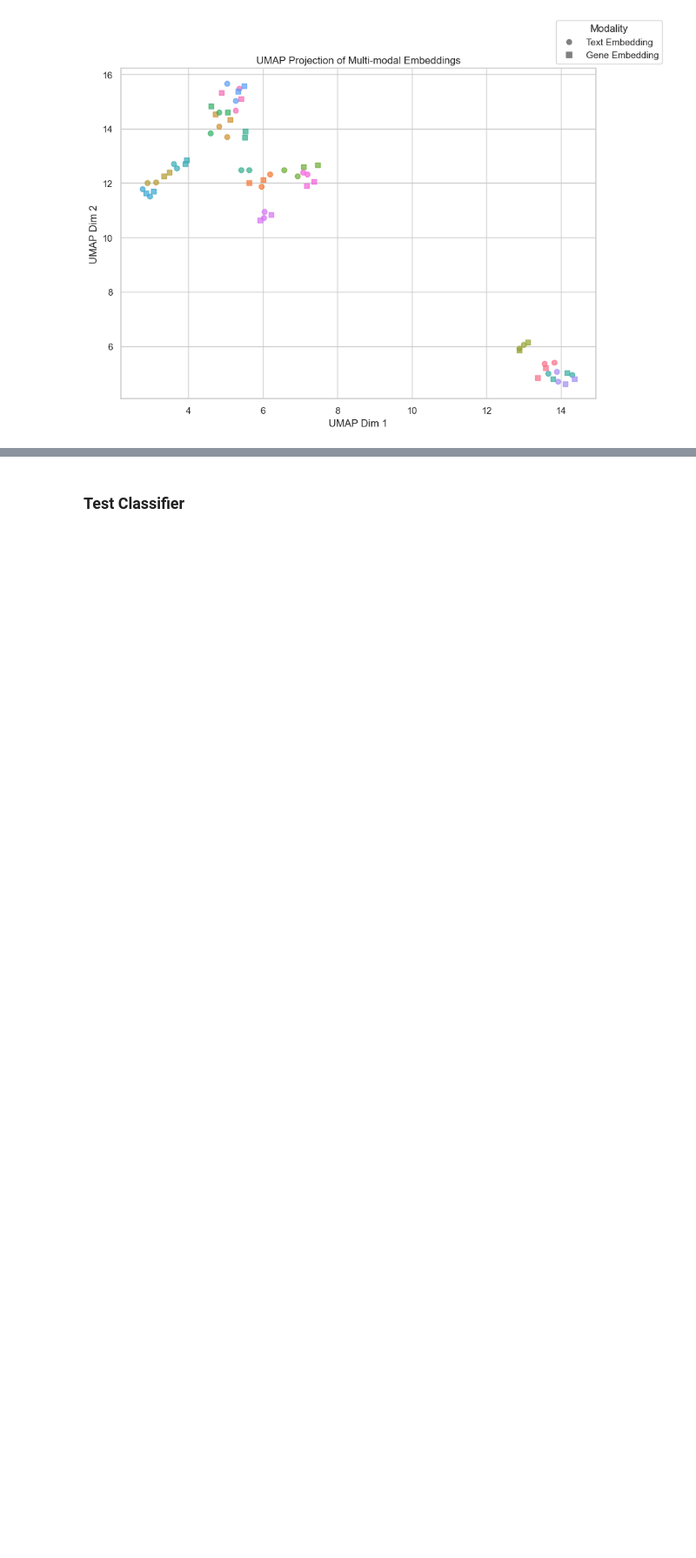
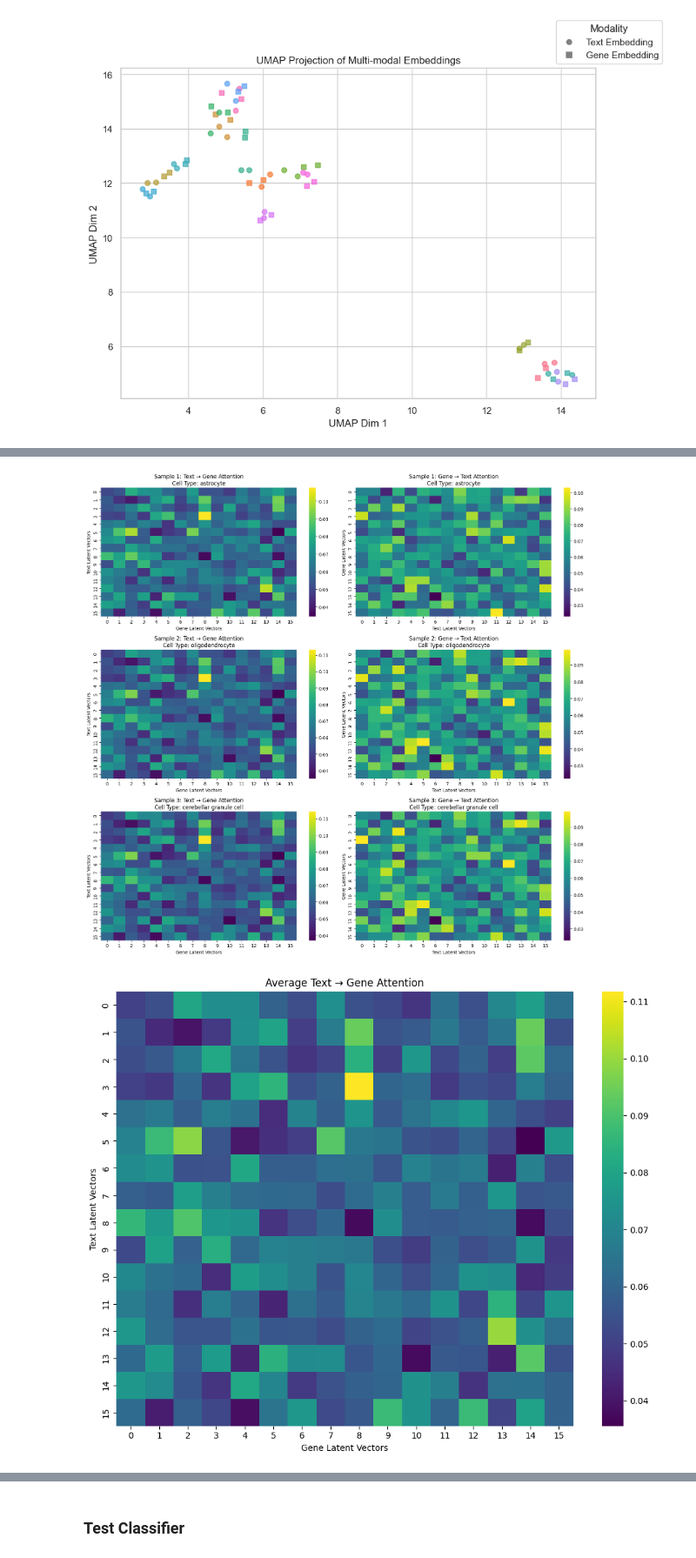
Before and after one commit to pouyan9675/ubiquitous-octo-eureka, a Jupyter notebook: part-2/part2.ipynb, the cells around one changed output, grey strips where cells are left out. Shown at 87% size. Drawn from its saved outputs; the diff is of its cells as text; code cells hidden in the pictures; blank space fills up the shorter version.

```diff
--- a/part-2/part2.ipynb
+++ b/part-2/part2.ipynb
@@ -516 +604,38 @@ plot_triplet_umap(triplets)
+# %%
+# Remove the following comments in order to load the model from pretrained weights
+# model = FusionModel(
+#     text_encoder_id="dmis-lab/biobert-v1.1",
+#     gene_input_dim=len(df['geneformer_embeddings'][0]),
+#     hidden_size=hypterparameters['hidden_size'],
+#     attention_heads=hypterparameters['attention_heads'],
+#     num_latent_vectors=hypterparameters['num_latent_vectors'],
+#     dropout=hypterparameters['dropout'],
+#     freeze_text_encoder=True,
+# )
+# model.load_state_dict(torch.load('weights/pretrained/model.pth'))
+
+# Visualize cross-attention for a few samples
+attn_weights = visualize_cross_attention(
+    model=model,
+    dataloader=test_dataloader,
+    num_samples=3,
+    save_path="logs/pretraining/cross_attention_visualization.png"
+)
+
+# You can also further analyze the attention patterns
+text_to_gene_attn, gene_to_text_attn = attn_weights
+
+# For example, visualize average attention across all samples
+avg_text_to_gene = text_to_gene_attn.mean(dim=0).cpu().numpy()
+plt.figure(figsize=(10, 8))
+sns.heatmap(avg_text_to_gene, cmap='viridis')
+plt.title("Average Text → Gene Attention")
+plt.xlabel("Gene Latent Vectors")
+plt.ylabel("Text Latent Vectors")
+plt.tight_layout()
+plt.savefig("avg_text_to_gene_attention.png", dpi=300)
+plt.show()
+# %% [output]
+[figure, added]
+[figure, added]
 # %% [markdown]
```
Also changed, not shown: parts of 17 cells of this notebook, 10 other files.
